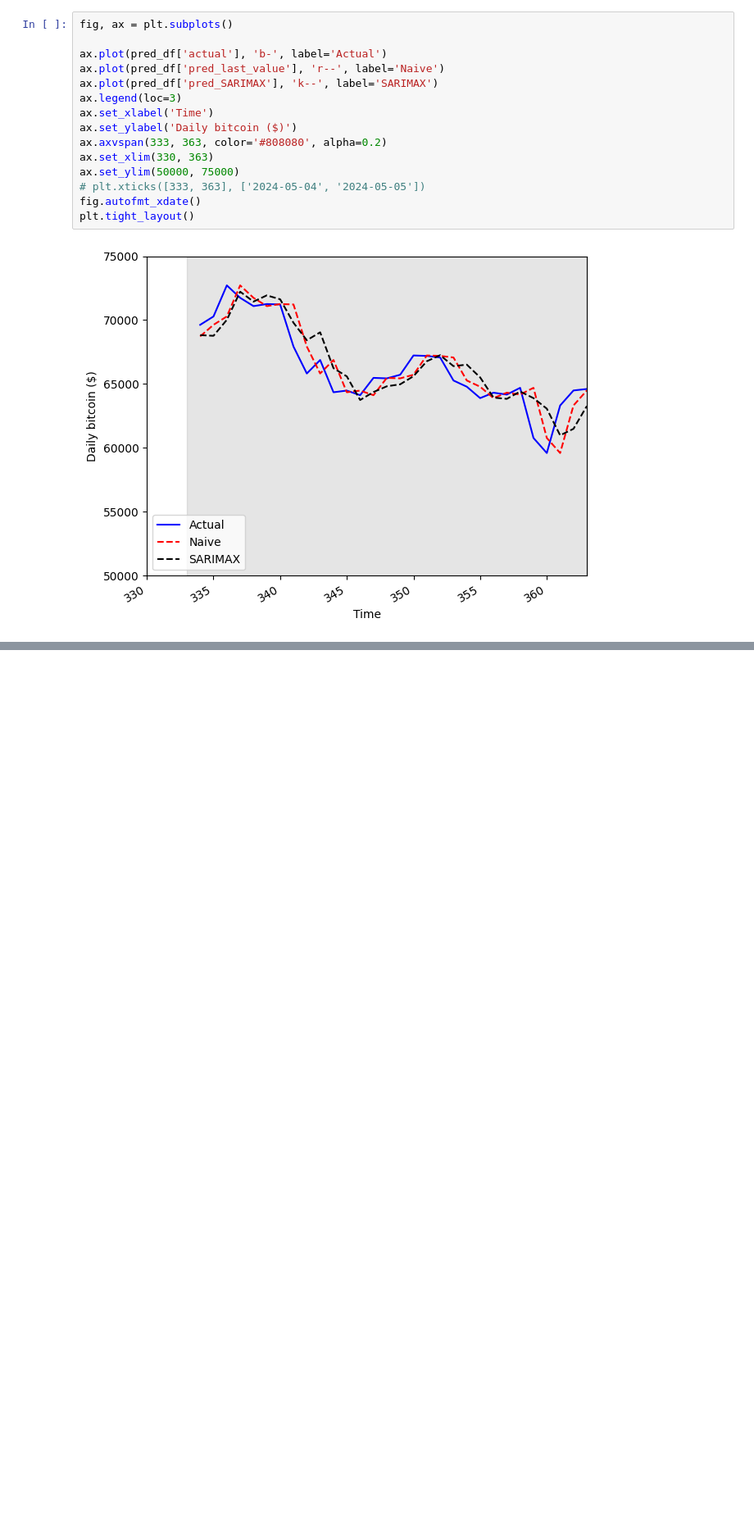
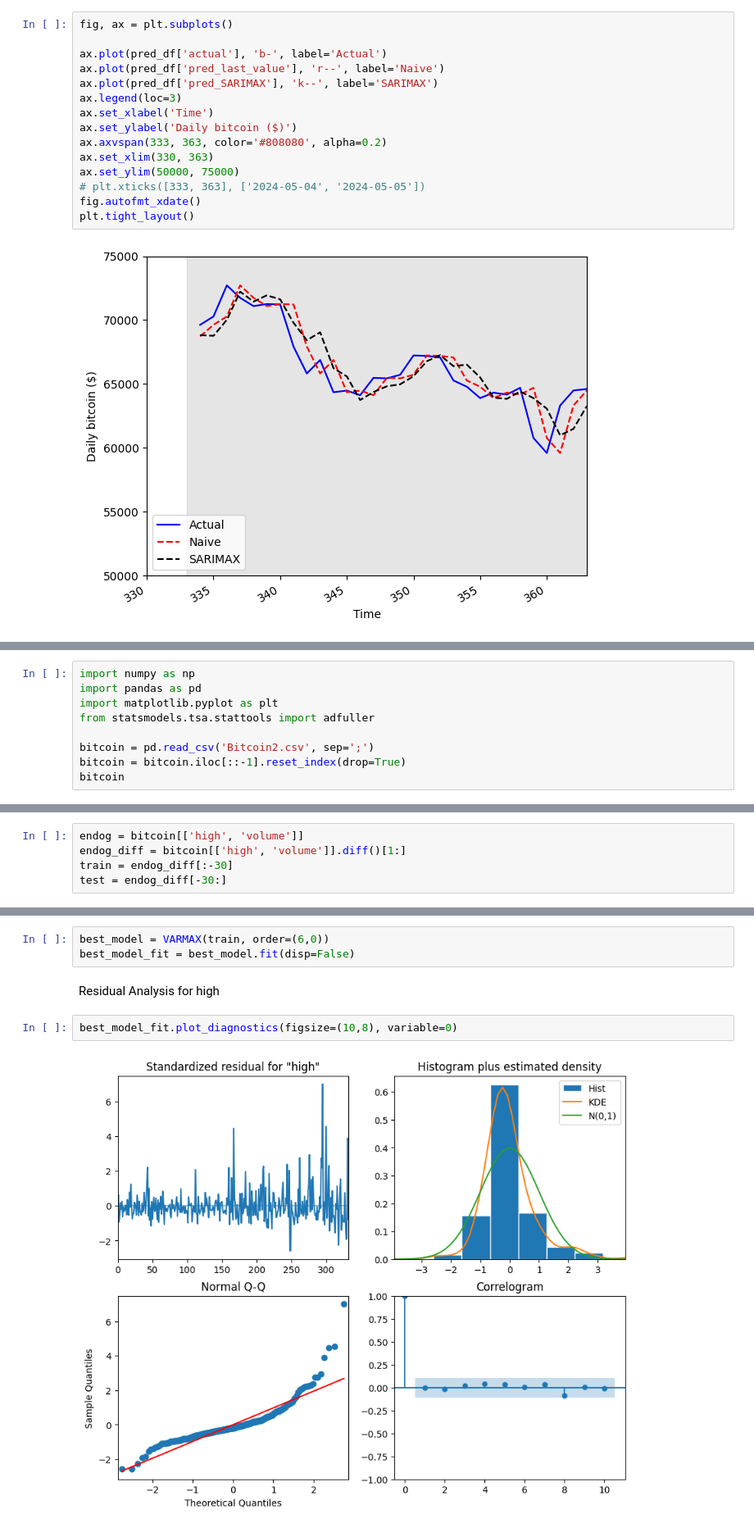
Before and after one commit to baloochyb/PricePrediction, a Jupyter notebook: time_series.ipynb, the cells around one changed output, grey strips where cells are left out. Shown at 82% size. Drawn from its saved outputs; the diff is of its cells as text; blank space fills up the shorter version.

```diff
--- a/time_series.ipynb
+++ b/time_series.ipynb
@@ -1500,0 +1488,9 @@ plt.tight_layout()
+# %%
+import numpy as np
+import pandas as pd
+import matplotlib.pyplot as plt
+from statsmodels.tsa.stattools import adfuller
+
+bitcoin = pd.read_csv('Bitcoin2.csv', sep=';')
+bitcoin = bitcoin.iloc[::-1].reset_index(drop=True)
+bitcoin
@@ -1500,0 +1569,5 @@ plt.tight_layout()
+# %%
+endog = bitcoin[['high', 'volume']]
+endog_diff = bitcoin[['high', 'volume']].diff()[1:]
+train = endog_diff[:-30]
+test = endog_diff[-30:]
@@ -1500,0 +1618,9 @@ plt.tight_layout()
+# %%
+best_model = VARMAX(train, order=(6,0))
+best_model_fit = best_model.fit(disp=False)
+# %% [markdown]
+Residual Analysis for high
+# %%
+best_model_fit.plot_diagnostics(figsize=(10,8), variable=0)
+# %% [output]
+[figure, added]
```
Also changed, not shown: parts of 17 cells of this notebook.
